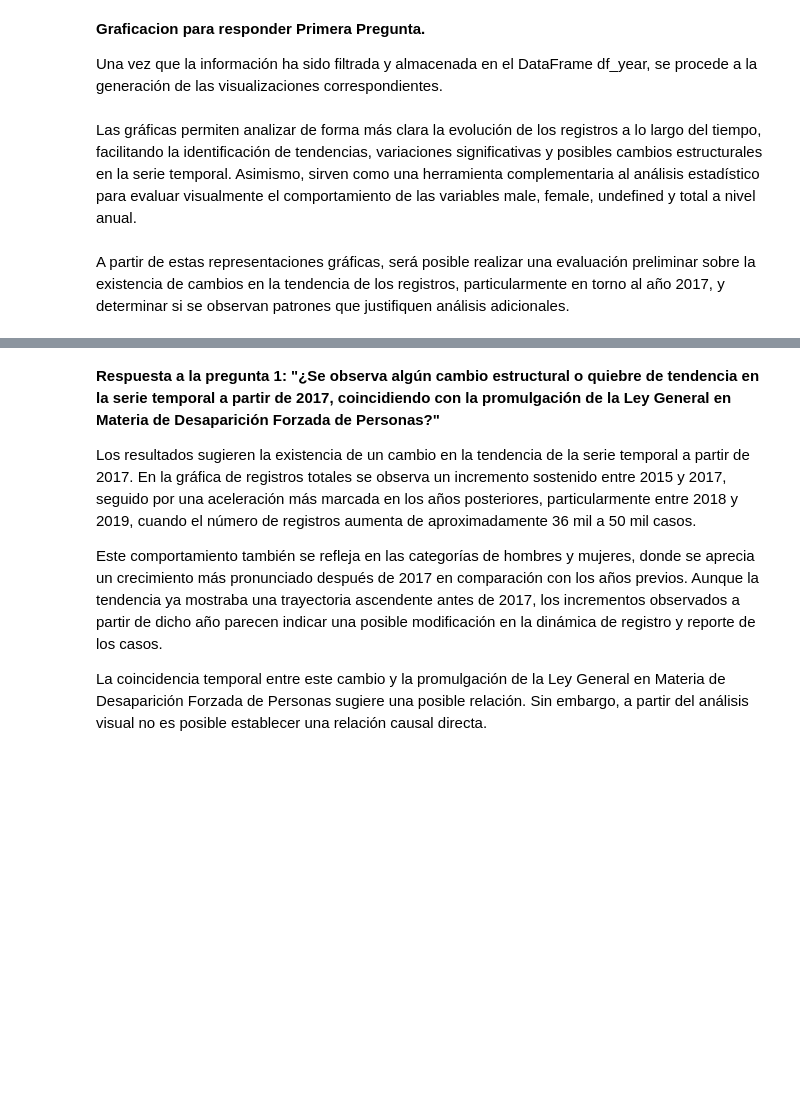
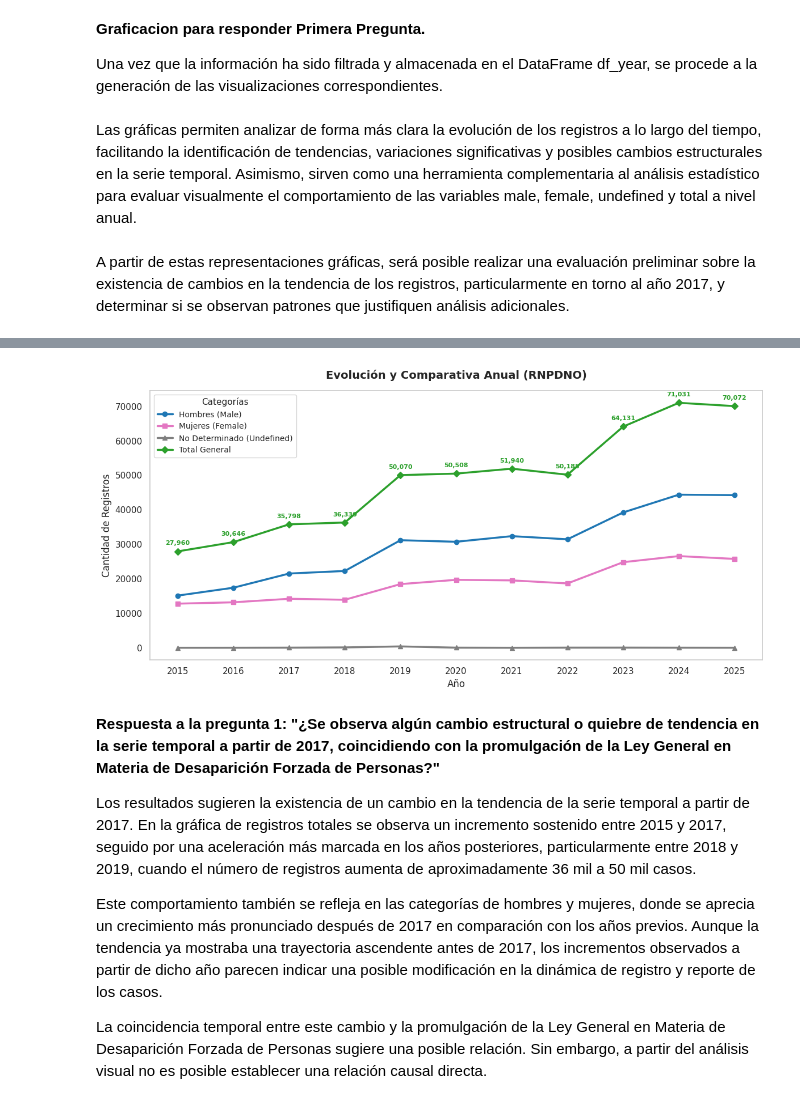
Before and after one commit to JuCaRiCo/202602-AnaliticaDescriptivaPredictiva, a Jupyter notebook: ProyectoFinal.ipynb, the cells around one changed output, grey strips where cells are left out. Saved outputs shown, nothing was run; the diff lists cells and outputs as text; code cells hidden in the pictures; blank space fills up the shorter version.

```diff
--- a/ProyectoFinal.ipynb
+++ b/ProyectoFinal.ipynb
@@ -162,3 +225,65 @@ for ax, (col, titulo, color) in zip(axes.flatten(), config):
+# %%
+#Se crea la figura a usar de 12x6
+plt.figure(figsize=(12, 6))
+
+# Configuración de cada columna
+config = [
+    ('male', 'Hombres (Male)', '#1f77b4', 'o'),
+    ('female', 'Mujeres (Female)', '#e377c2', 's'),
+    ('undefined', 'No Determinado (Undefined)', '#7f7f7f', '^'),
+    ('total', 'Total General', '#2ca02c', 'D'),
+]
+
+# Trazar cada línea en el mismo eje
+for col, titulo, color, marker in config:
+  plt.plot(
+      df_year['year'],
+      df_year[col],
+      marker=marker,
+      linewidth=2.5,
+      markersize=6,
+      color=color,
+      label=titulo,
+  )
+
+# Agregar etiquetas con los valores numéricos sobre/debajo de cada punto
+for x, y in zip(df_year['year'], df_year[col]):
+  # Ajuste de posición vertical para evitar que se encimen las etiquetas de valores muy pequeños
+  offset = (
+      (0, 8)
+      if col != 'undefined'
+      else (0, -12)
+  )
+  plt.annotate(
+      f'{int(y):,}',
+      (x, y),
+      textcoords='offset points',
+      xytext=offset,
+      ha='center',
+      fontsize=8,
+      fontweight='bold',
+      color=color,
+  )
+
+# Formato de la gráfica
+plt.title(
+    'Evolución y Comparativa Anual (RNPDNO)',
+    fontsize=14,
+    fontweight='bold',
+    pad=15,
+)
+
+plt.xlabel('Año', fontsize=12)
+plt.ylabel('Cantidad de Registros', fontsize=12)
+plt.xticks(df_year['year'].unique())
+plt.grid(True, linestyle='--', alpha=0.6)
+plt.legend(title='Categorías', fontsize=10, title_fontsize=11)
+
+plt.grid(False)
+plt.tight_layout()
+plt.show()
+# %% [output]
+[figure, added]
 # %% [markdown]
 **Respuesta a la pregunta 1: "¿Se observa algún cambio estructural o quiebre de tendencia en la serie temporal a partir de 2017, coincidiendo con la promulgación de la Ley General en Materia de Desaparición Forzada de Personas?"**<br/>
 
```
Also changed, not shown: parts of 5 cells of this notebook.
